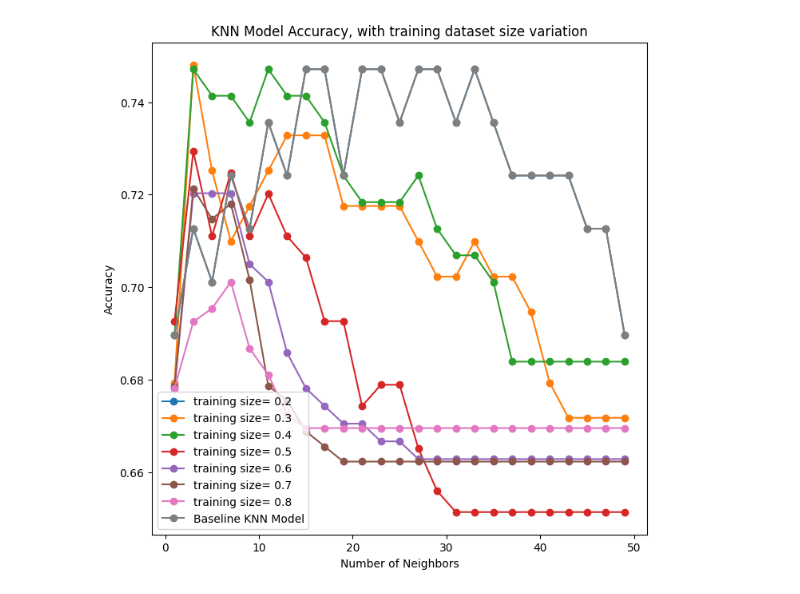
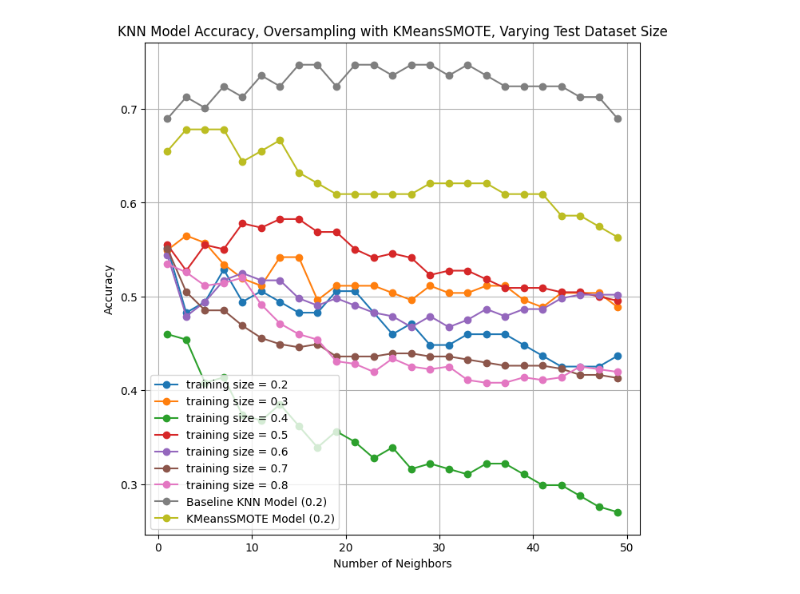
Before and after one commit to dnaae/ML-, a Jupyter notebook: KNN.ipynb, the cells around one changed output. Saved outputs shown, nothing was run; the diff lists cells and outputs as text; code cells hidden in the pictures.

```diff
--- a/KNN.ipynb
+++ b/KNN.ipynb
@@ -104,11 +104,15 @@ all_smotes = [
 # %%
 baseline_accuracy_scores = []
+baseline_kmeans_accuracy_scores = []
 accuracy_scores_1 = []
 for i in all_smotes:
+    print(i)
     accuracy_scores = []
     for j in number_of_neighbors_list:
         accuracy = KNN2(neighbors=j, do_smote=True, type_smote = i)
         accuracy_scores.append(accuracy)
         if i == "none":
             baseline_accuracy_scores.append(accuracy)
+        if i == "KMeansSMOTE":
+            baseline_kmeans_accuracy_scores.append(accuracy)
     accuracy_scores_1.append((i, accuracy_scores))
@@ -115,8 +137,8 @@ for i in all_smotes:
 # %%
-fig = plt.figure(figsize=(6, 6))
+fig = plt.figure(figsize=(11, 11))
 fig = fig.add_subplot(111)
 for i in range(len(accuracy_scores_1)):
-    fig.plot(number_of_neighbors_list, accuracy_scores_1[i][1], marker='o', label="smote type={}".format(accuracy_scores_1[i][0]))
+    fig.plot(number_of_neighbors_list, accuracy_scores_1[i][1], marker='o', label="smote type = {}".format(accuracy_scores_1[i][0]))
 fig.set_xlabel('Number of Neighbors')
 fig.set_ylabel('Accuracy')
 fig.set_title('KNN Model Accuracy Different SMOTE Types + baseline')
@@ -144,13 +164,14 @@ training size =  10
 # %%
-fig = plt.figure(figsize=(6, 6))
+fig = plt.figure(figsize=(8, 8))
 fig = fig.add_subplot(111)
 for i in range(len(accuracy_scores_2)):
-    fig.plot(number_of_neighbors_list, accuracy_scores_2[i][1], marker='o', label="cross validation size= {}".format(accuracy_scores_2[i][0]))
+    fig.plot(number_of_neighbors_list, accuracy_scores_2[i][1], marker='o', label="cross validation size = {}".format(accuracy_scores_2[i][0]))
 fig.plot(number_of_neighbors_list, baseline_accuracy_scores, marker='o', label="Baseline KNN Model")
+fig.plot(number_of_neighbors_list, baseline_kmeans_accuracy_scores, marker='o', label="KMeansSMOTE Model")
 
 fig.set_xlabel('Number of Neighbors')
 fig.set_ylabel('Accuracy')
-fig.set_title('KNN Model Accuracy, With Oversampling, Varying Cross Validation Size')
+fig.set_title('KNN Model Accuracy, Oversmapling with KMeansSMOTE, Varying Cross Validation Size')
 fig.legend()
 fig.grid(True)
 # %% [output]
@@ -158,9 +179,10 @@ fig.grid(True)
 # %%
 accuracy_scores_3 = []
 for j in training_size:
+    print("test size = ", j)
     accuracy_scores = []
     for i in number_of_neighbors_list:
-        accuracy = KNN2(neighbors=i, test_size=j)
+        accuracy = KNN2(neighbors=i, test_size=j, do_smote=True)
         accuracy_scores.append(accuracy)
     accuracy_scores_3.append((j, accuracy_scores))
 # %% [output]
@@ -168,13 +196,14 @@ ValueError: Expected n_neighbors <= n_samples,  but n_samples = 43, n_neighbors
 # %%
 fig = plt.figure(figsize=(8, 8))
 fig = fig.add_subplot(111)
 for i in range(len(accuracy_scores_3)):
-    fig.plot(number_of_neighbors_list, accuracy_scores_3[i][1], marker='o', label="training size= {}".format(accuracy_scores_3[i][0]))
-plt.plot(number_of_neighbors_list, baseline_accuracy_scores, marker='o', label="Baseline KNN Model")
-plt.xlabel('Number of Neighbors')
-plt.ylabel('Accuracy')
-plt.title('KNN Model Accuracy, with training dataset size variation')
-plt.legend()
-plt.show()
+    fig.plot(number_of_neighbors_list, accuracy_scores_3[i][1], marker='o', label="training size = {}".format(accuracy_scores_3[i][0]))
+fig.plot(number_of_neighbors_list, baseline_accuracy_scores, marker='o', label="Baseline KNN Model (0.2)")
+fig.plot(number_of_neighbors_list, baseline_kmeans_accuracy_scores, marker='o', label="KMeansSMOTE Model (0.2)")
+fig.set_xlabel('Number of Neighbors')
+fig.set_ylabel('Accuracy')
+fig.set_title('KNN Model Accuracy, Oversampling with KMeansSMOTE, Varying Test Dataset Size')
+fig.legend()
+fig.grid()
 # %% [output]
-[figure, old version]
+[figure, new version]
```
Also changed, not shown: parts of 10 cells of this notebook.
